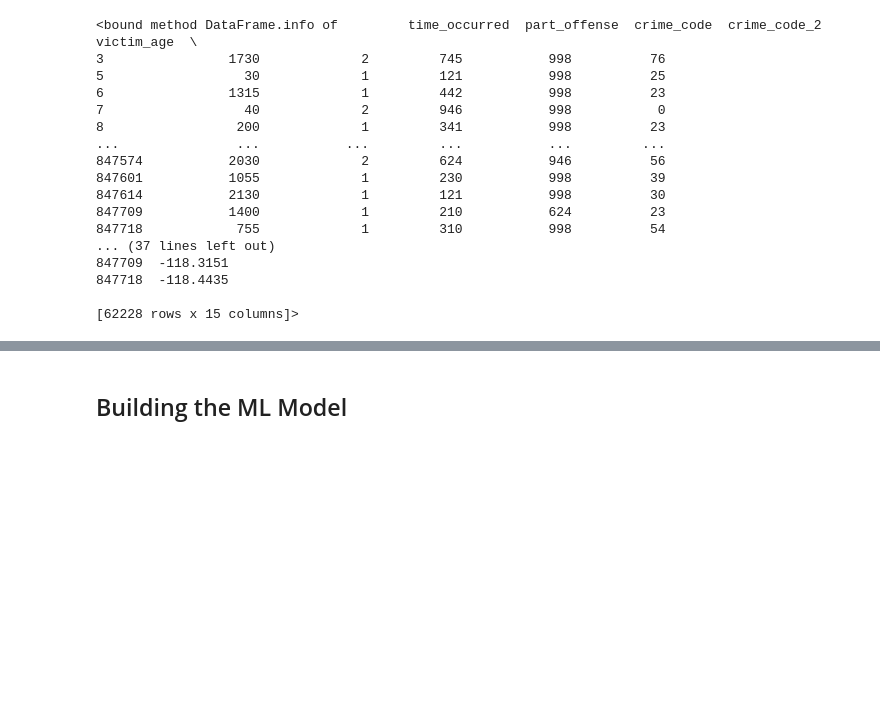
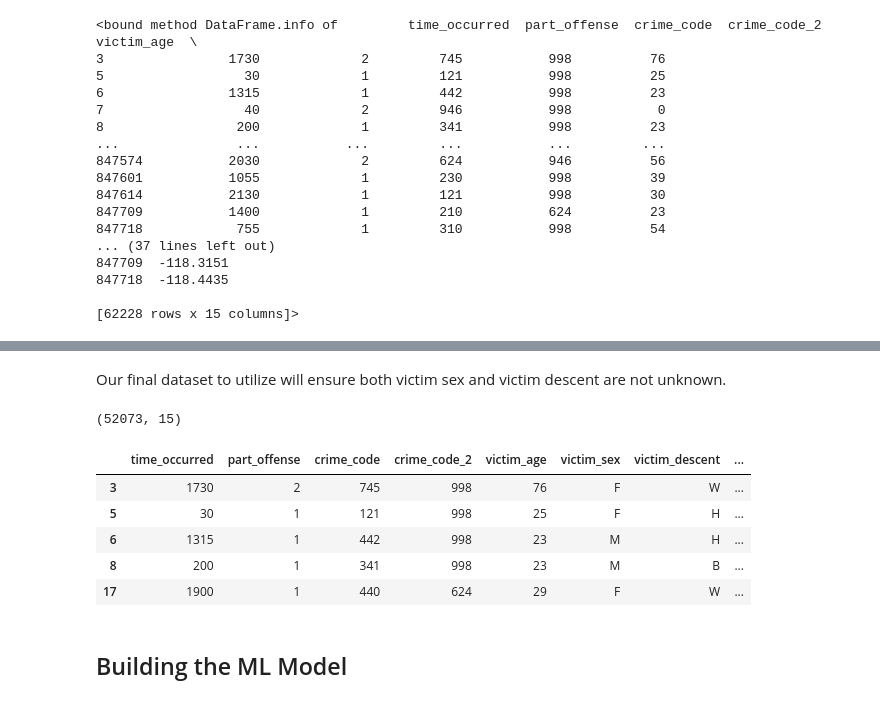
Before and after one commit to fbetan/ml-lapd-crime, a Jupyter notebook: lapd_crime_mlproject.ipynb, the cells around one changed output, grey strips where cells are left out. Saved outputs shown, nothing was run; the diff lists cells and outputs as text; code cells hidden in the pictures; blank space fills up the shorter version.

```diff
--- a/lapd_crime_mlproject.ipynb
+++ b/lapd_crime_mlproject.ipynb
@@ -679 +756,15 @@ multi_crime.info
+# %% [markdown]
+Our final dataset to utilize will ensure both victim sex and victim descent are not unknown.
+# %%
+data = multi_crime.loc[(multi_crime['victim_sex'] != 'X') & (multi_crime['victim_descent'] != 'X')]
+print(data.shape)
+data.head()
+# %% [output]
+(52073, 15)
+|  | time_occurred | part_offense | crime_code | crime_code_2 | victim_age | victim_sex | victim_descent | ... |
+| 3 | 1730 | 2 | 745 | 998 | 76 | F | W | ... |
+| 5 | 30 | 1 | 121 | 998 | 25 | F | H | ... |
+| 6 | 1315 | 1 | 442 | 998 | 23 | M | H | ... |
+| 8 | 200 | 1 | 341 | 998 | 23 | M | B | ... |
+| 17 | 1900 | 1 | 440 | 624 | 29 | F | W | ... |
 # %%
```
Also changed, not shown: parts of 54 cells of this notebook, 2 other files.
